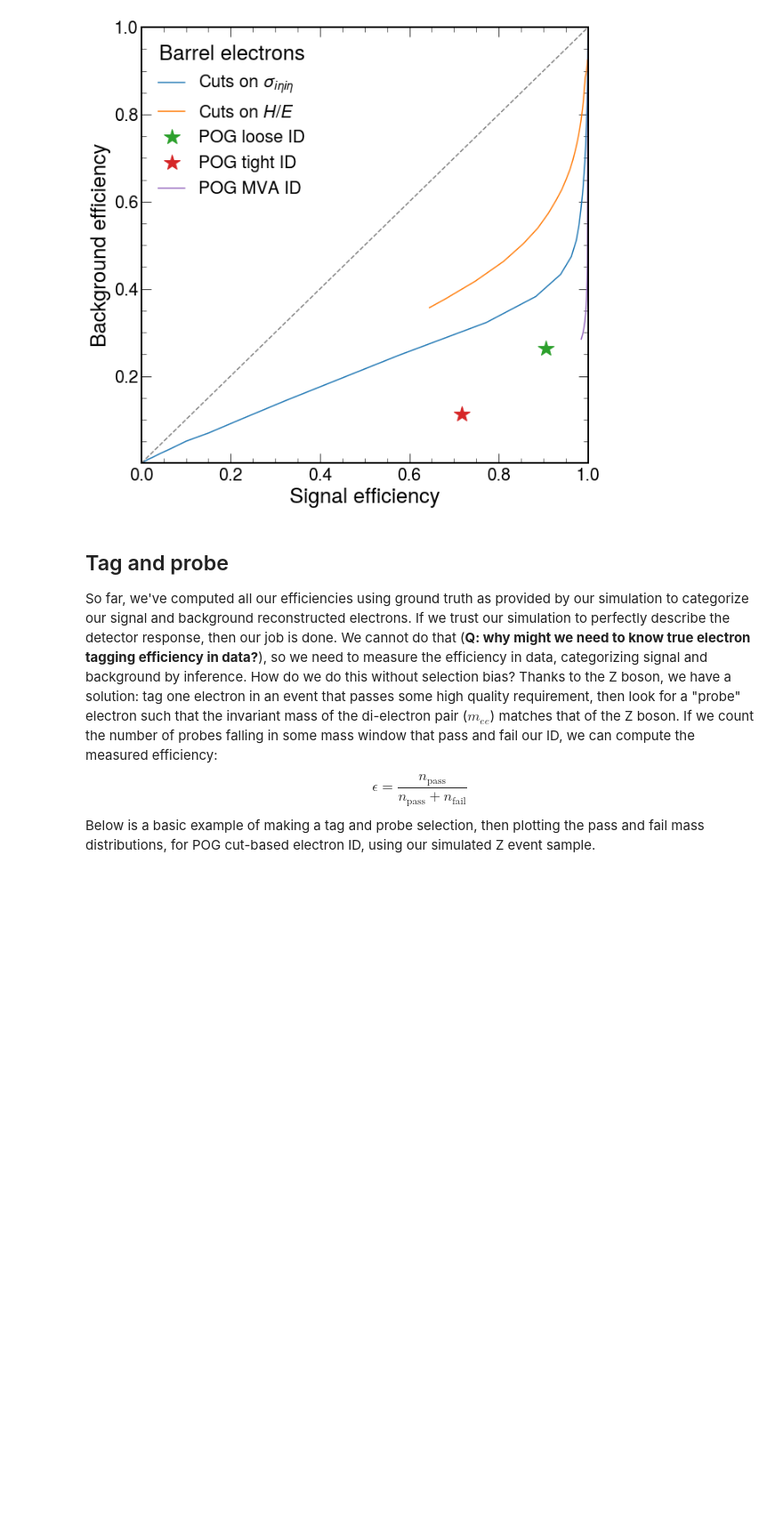
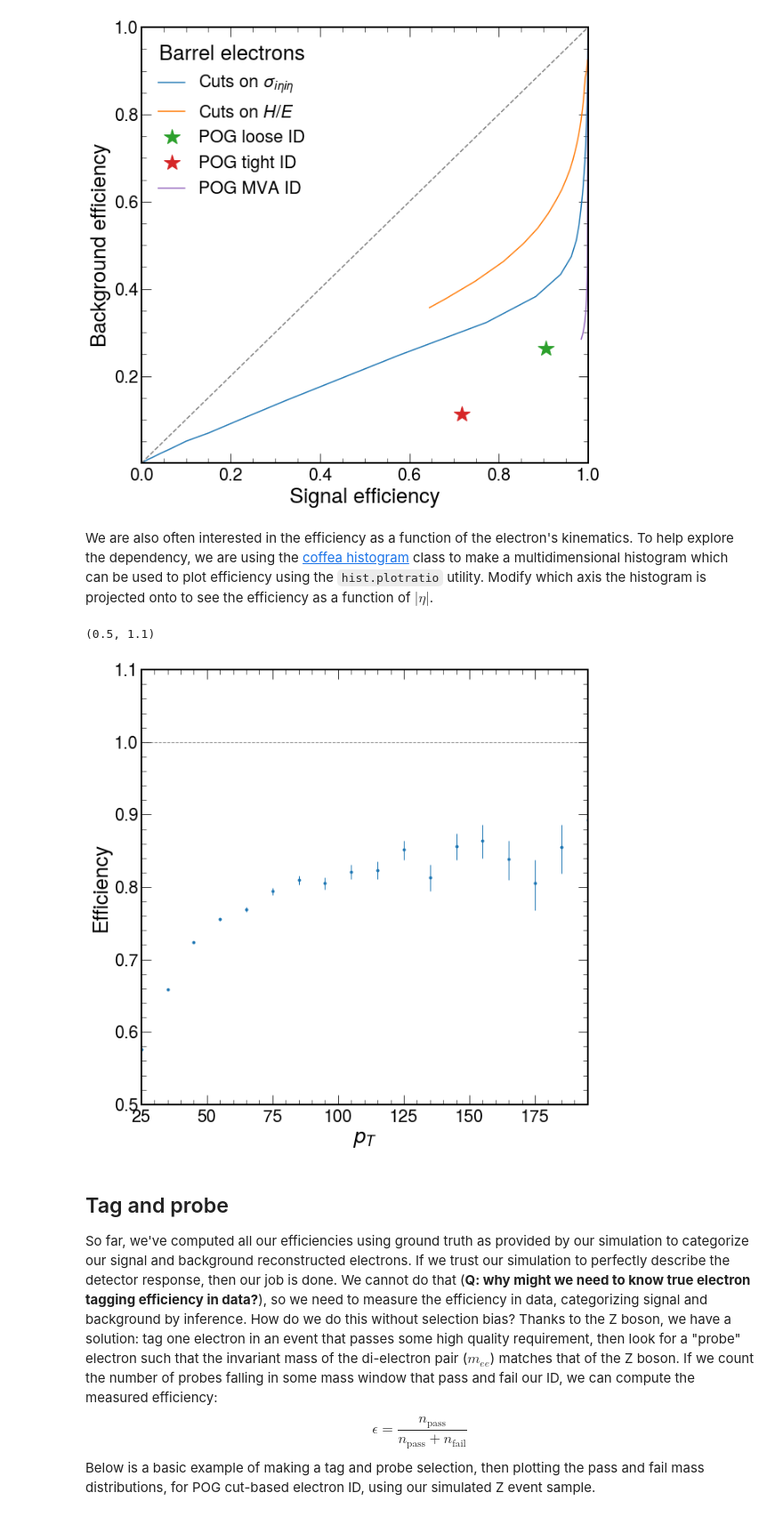
Before and after one commit to FNALLPC/egamma-hats, a Jupyter notebook: exercise.ipynb, the cells around one changed output. Shown: that part at 89% size. Drawn from its saved outputs; the diff is of its cells as text; code cells hidden in the pictures; blank space fills up the shorter version.

```diff
--- a/exercise.ipynb
+++ b/exercise.ipynb
@@ -485,6 +499,32 @@ ax.legend(title=r'Barrel electrons')
 # %% [output]
 <matplotlib.legend.Legend at 0x...>
 [figure]
+# %% [markdown]
+We are also often interested in the efficiency as a function of the electron's kinematics.  To help explore the dependency, we are using the [coffea histogram](https://coffeateam.github.io/coffea/api/coffea.hist.Hist.html#coffea.hist.Hist) class to make a multidimensional histogram which can be used to plot efficiency using the `hist.plotratio` utility.  Modify which axis the histogram is projected onto to see the efficiency as a function of $|\eta|$.
+# %%
+from coffea import hist
+
+efficiency = hist.Hist(
+    'Efficiency',
+    hist.Cat('region', 'pass/fail'),
+    hist.Bin('pt', r'$p_{T}$', 18, 20, 200),
+    hist.Bin('abseta', r'$|\eta|$', 15, 0, 3)
+)
+
+passing = prompt_electrons.cutBased >= dyevents.Electron.TIGHT
+efficiency.fill(region='pass', pt=prompt_electrons[passing].pt, abseta=abs(prompt_electrons[passing].eta))
+efficiency.fill(region='fail', pt=prompt_electrons[~passing].pt, abseta=abs(prompt_electrons[~passing].eta))
+
+ax = hist.plotratio(
+    num=efficiency['pass'].project('pt'),
+    denom=efficiency.sum('region').project('pt'),
+    error_opts={'marker': '.', 'linewidth': 1},
+    guide_opts={},
+)
+ax.set_ylim(0.5, 1.1)
+# %% [output]
+(0.5, 1.1)
+[figure, added]
 # %% [markdown]
 ## Tag and probe
 
```
Also changed, not shown: parts of 22 cells of this notebook.
